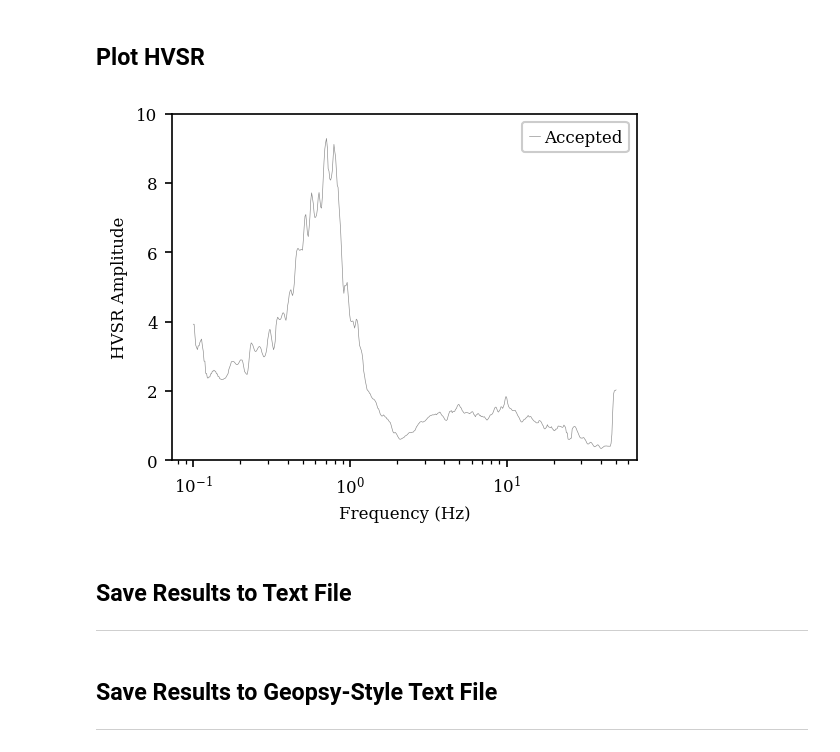
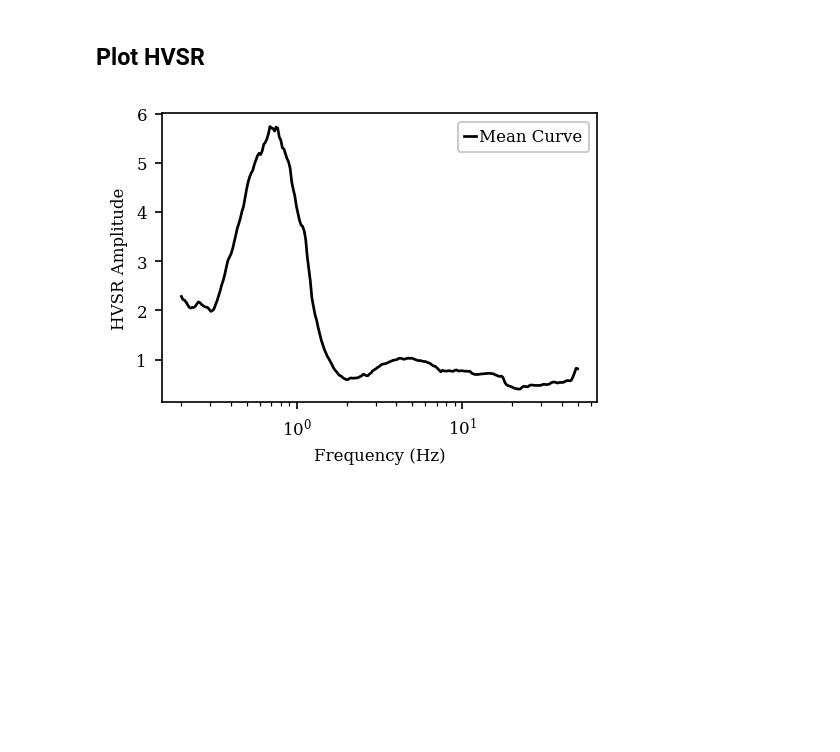
Before and after one commit to jpvantassel/hvsrpy, a Jupyter notebook: examples/example_mhvsr_diffuse.ipynb, the cells around one changed output. Drawn from its saved outputs; the diff is of its cells as text; code cells hidden in the pictures; blank space fills up the shorter version.

Commit message:
:sparkles: Building out plotting tools and associated examples

```diff
--- a/examples/example_mhvsr_diffuse.ipynb
+++ b/examples/example_mhvsr_diffuse.ipynb
@@ -68,14 +67,8 @@ plt.style.use("data/hvsrpy.mplstyle")
 # %%
 # Input file name (may be a relative or full path).
-# fnames = [
-#     ["data/UT.STN11.A2_C50.miniseed"]
-# ]
-fnames = [
-    ["data/UT.STN11.A2_C150.miniseed"]
-]
-# fnames = [
-#     ["data/UT.STN12.A2_C300.miniseed"]
-# ]
+fnames = [["./data/UT.STN11.A2_C50.miniseed"]]
+# fnames = [["./data/UT.STN11.A2_C150.miniseed"]]
+# fnames = [["./data/UT.STN11.A2_C300.miniseed"]]
 
 print(f"Number of recordings: {len(fnames)}")
 for fname_set in fnames:
@@ -113,15 +107,13 @@ filter_corner_frequencies_in_hz     : (None, None)
 # %%
 processing_settings = hvsrpy.settings.HvsrDiffuseFieldProcessingSettings()
 processing_settings.window_type_and_width = ("tukey", 0.1)
-processing_settings.smoothing_operator_and_bandwidth = ("log_rectangular", 0.02)
-processing_settings.frequency_resampling_in_hz = np.geomspace(0.1, 50, 512)
+processing_settings.smoothing=dict(operator="log_rectangular",
+                                   bandwidth=0.1,
+                                   center_frequencies_in_hz=np.geomspace(0.2, 50, 256))
 
 print("Processing Summary")
 print("-"*60)
-for key, value in processing_settings.attr_dict.items():
-    if key == "frequency_resampling_in_hz":
-        continue
-    print(f"{key: <35} : {value}")
+processing_settings.psummary()
 # %% [output]
 Processing Summary
 ------------------------------------------------------------
@@ -177,6 +135,6 @@ ax.set_xlim(10, 100)
 # %% [markdown]
 ## Plot HVSR
 # %%
-# (fig, ax) = hvsrpy.plot_tools.plot_single_panel_hvsr_curves(hvsr, ylims=(0, 10))
+(fig, ax) = hvsrpy.plot_tools.plot_single_panel_hvsr_curves(hvsr)
 # %% [output]
-[figure, old version]
+[figure, new version]
@@ -191,3 +140,0 @@ ax.set_xlim(10, 100)
-# %% [markdown]
-## Save Results to Text File
----
@@ -199,3 +140,0 @@ print("Results saved successfully!")
-# %% [markdown]
-## Save Results to Geopsy-Style Text File
----
```
Also changed, not shown: parts of 13 cells of this notebook, 40 other files.
